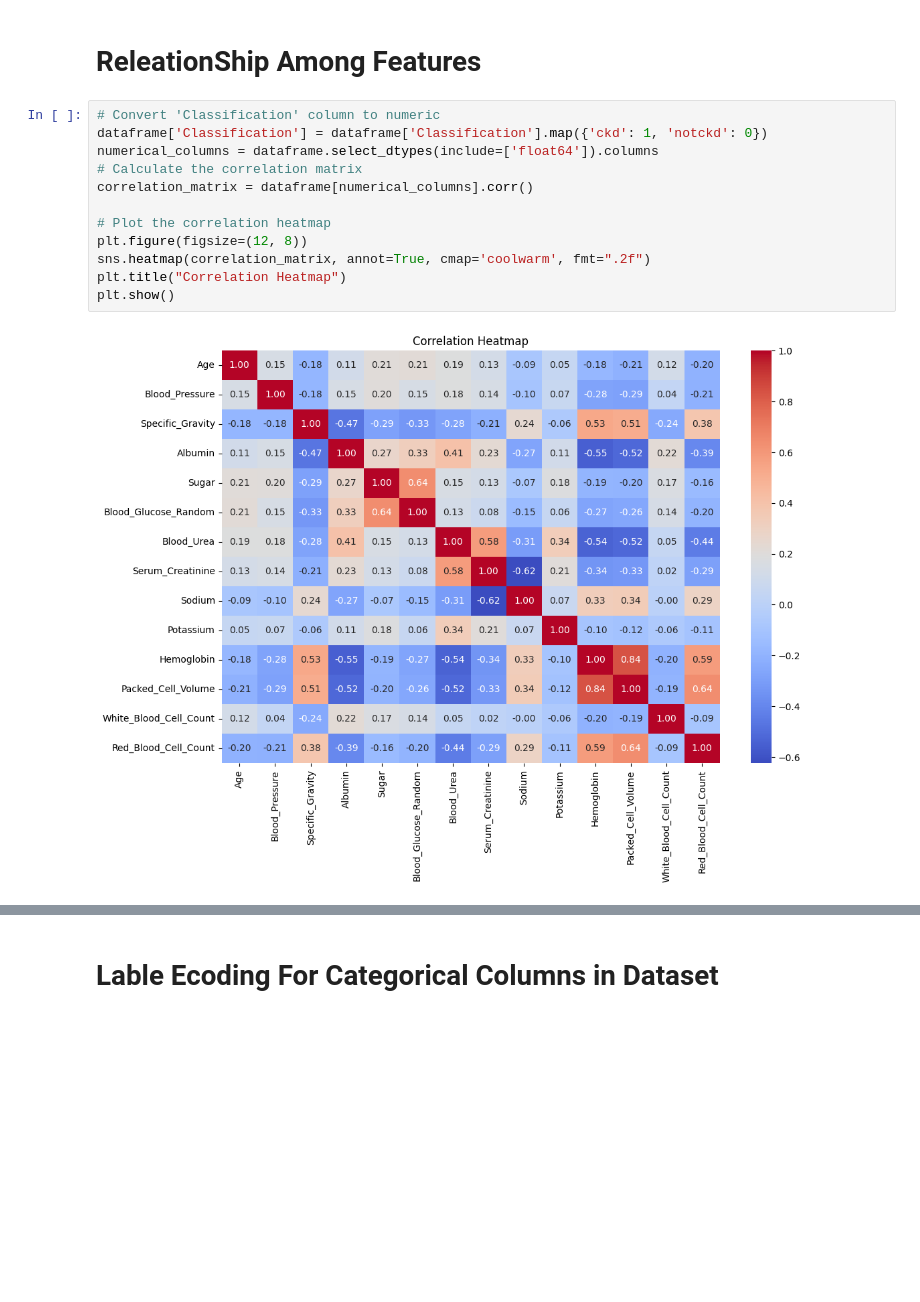
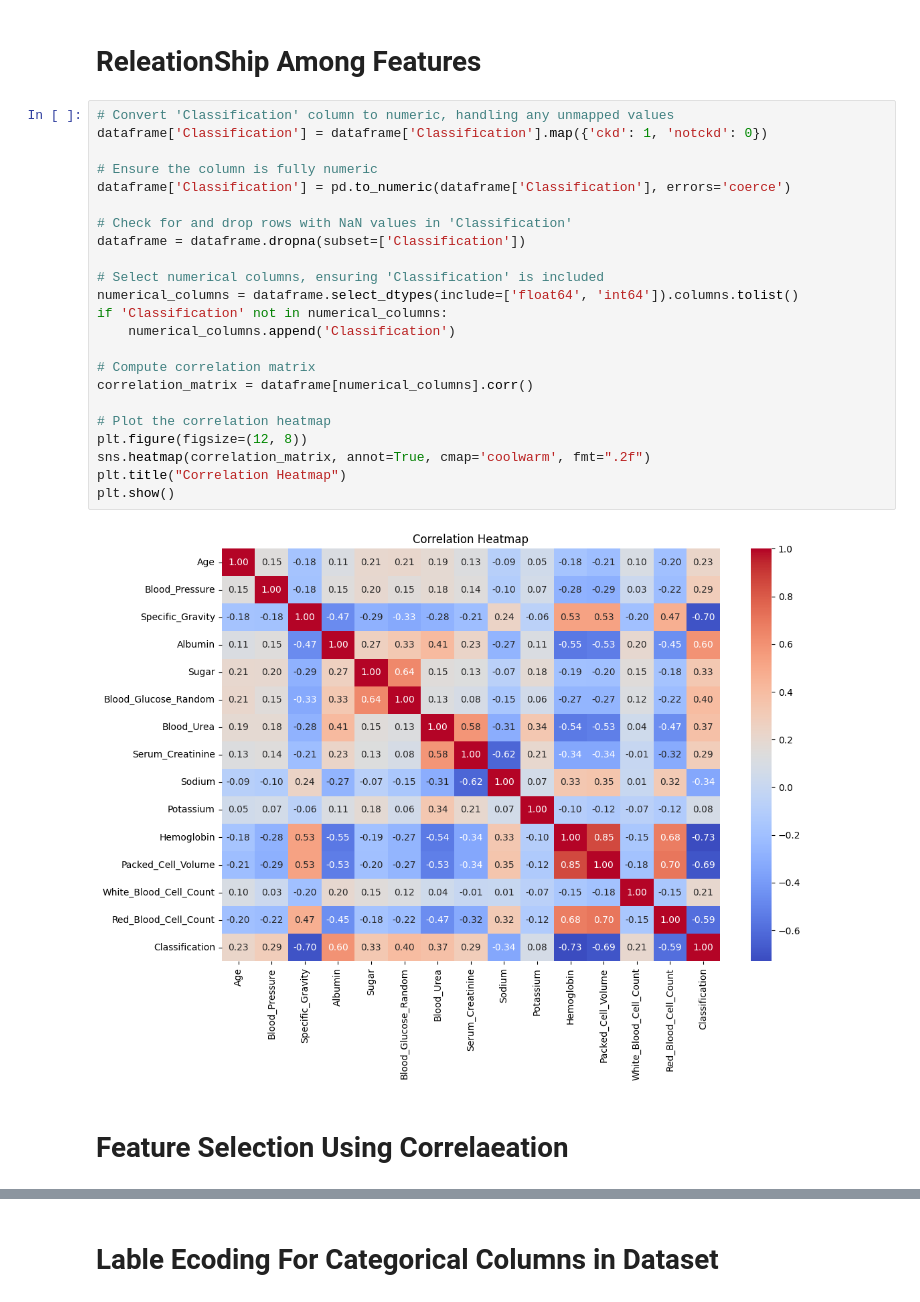
Before and after one commit to MUHAMMADALIAFZAL/Data_Science_Project_kidney_disease_Classification, a Jupyter notebook: Project_Code_CKD_Classification.ipynb, the cells around one changed output, grey strips where cells are left out. Drawn from its saved outputs; the diff is of its cells as text; blank space fills up the shorter version.

```diff
--- a/Project_Code_CKD_Classification.ipynb
+++ b/Project_Code_CKD_Classification.ipynb
@@ -372,16 +375,29 @@ plt.show()
 # %% [markdown]
 # ReleationShip Among Features
 # %%
-# Convert 'Classification' column to numeric
+# Convert 'Classification' column to numeric, handling any unmapped values
 dataframe['Classification'] = dataframe['Classification'].map({'ckd': 1, 'notckd': 0})
-numerical_columns = dataframe.select_dtypes(include=['float64']).columns
-# Calculate the correlation matrix
+
+# Ensure the column is fully numeric
+dataframe['Classification'] = pd.to_numeric(dataframe['Classification'], errors='coerce')
+
+# Check for and drop rows with NaN values in 'Classification'
+dataframe = dataframe.dropna(subset=['Classification'])
+
+# Select numerical columns, ensuring 'Classification' is included
+numerical_columns = dataframe.select_dtypes(include=['float64', 'int64']).columns.tolist()
+if 'Classification' not in numerical_columns:
+    numerical_columns.append('Classification')
+
+# Compute correlation matrix
 correlation_matrix = dataframe[numerical_columns].corr()
 
 # Plot the correlation heatmap
 plt.figure(figsize=(12, 8))
 sns.heatmap(correlation_matrix, annot=True, cmap='coolwarm', fmt=".2f")
 plt.title("Correlation Heatmap")
 plt.show()
 # %% [output]
-[figure, old version]
+[figure, new version]
+# %% [markdown]
+# Feature Selection Using Correlaeation
```
Also changed, not shown: parts of 22 cells of this notebook.
